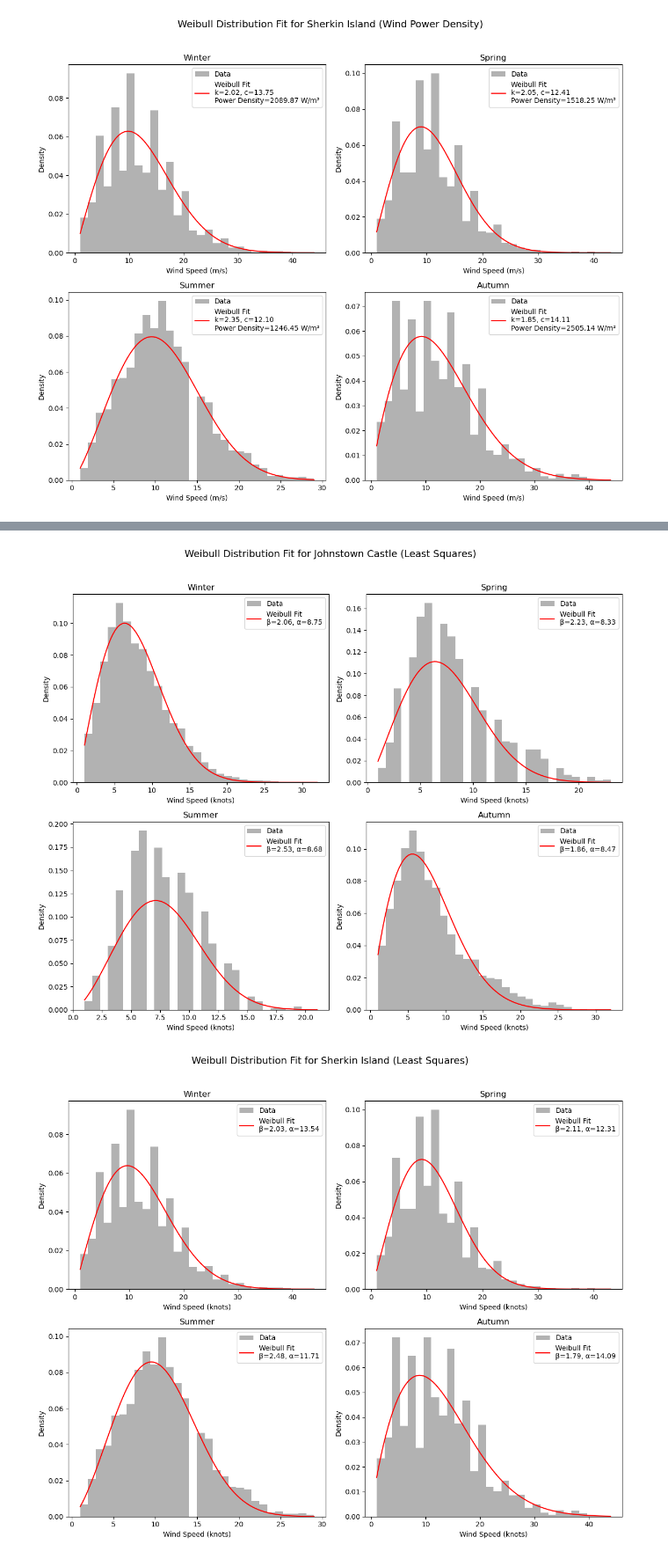
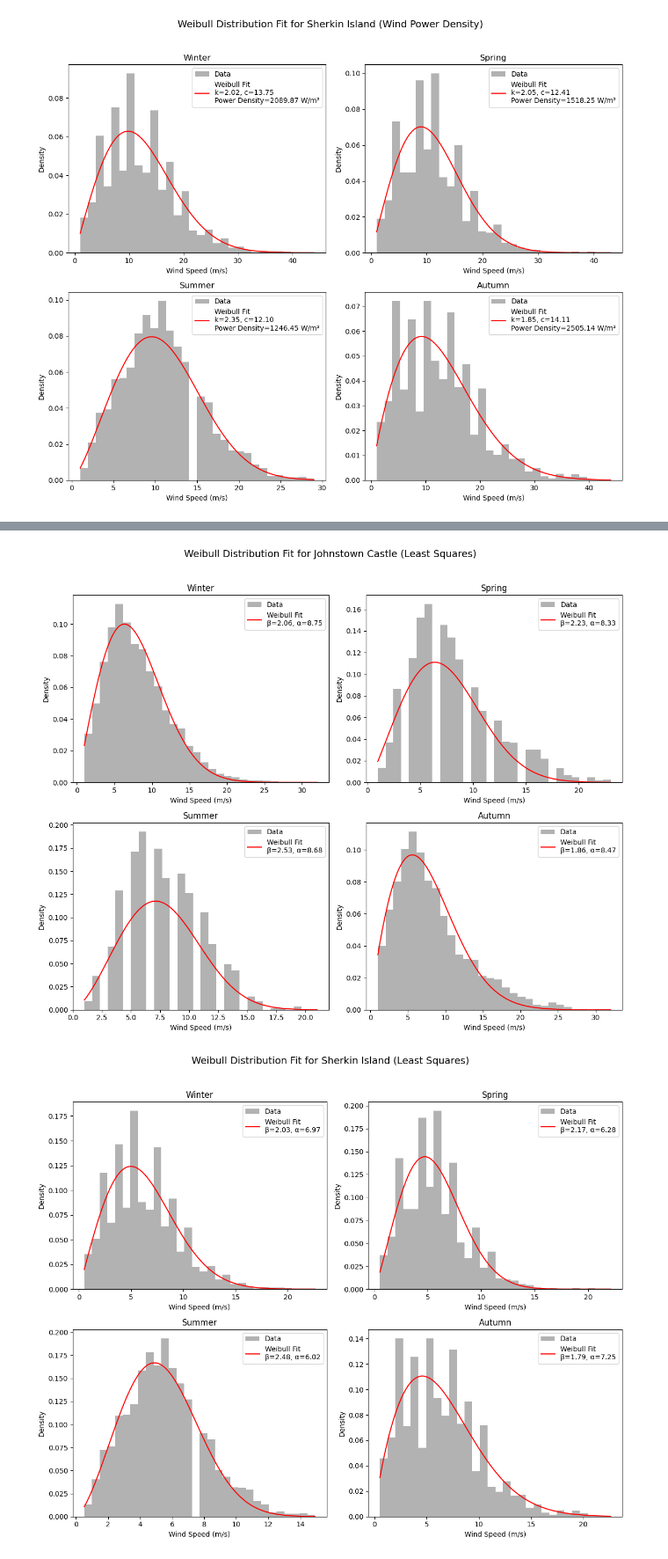
Before and after one commit to emiledelmas/data_analytics_windturbine_weibull, a Jupyter notebook: plot_data.ipynb, the cells around one changed output, grey strips where cells are left out. Shown at 88% size. Saved outputs shown, nothing was run; the diff lists cells and outputs as text; code cells hidden in the pictures.

```diff
--- a/plot_data.ipynb
+++ b/plot_data.ipynb
@@ -136,6 +136,10 @@ plt.show()
 [figure]
 # %%
 #fit weibull distribution to each station's data  (without taking seasons into account) using maximum of likelihood method
+df_2024['wdsp'] = pd.to_numeric(df_2024['wdsp'], errors='coerce')
+df_2024['wdsp'] = df_2024['wdsp'] * 0.5144 #knots into m/s
+
+
 for station_name, df_2024 in whole_data.items():
     # Fit Weibull distribution
     shape, loc, scale = weibull_min.fit(df_2024['wdsp'].dropna(), floc = 0)  #drop na values, ml method
@@ -150,7 +154,7 @@ for station_name, df_2024 in whole_data.items():
     plt.hist(df_2024['wdsp'], bins=30, density=True, alpha=0.6, label='Data')
     plt.plot(x, pdf, label='Weibull Fit')
     plt.title(f'Wind Speed Histogram for {station_name}')
-    plt.xlabel('Wind Speed')
+    plt.xlabel('Wind Speed (m/s)')
     plt.ylabel('Density')
     plt.legend()
 
@@ -222,7 +226,7 @@ for station_name, df_2024 in whole_data.items():
             plt.plot(x, pdf, label=f'Weibull Fit\nβ={shape:.2f}, α={scale:.2f}', color='red')
 
         plt.title(f"{season_name}", fontsize=12)
-        plt.xlabel("Wind Speed (knots)")
+        plt.xlabel("Wind Speed (m/s)")
         plt.ylabel("Density")
         plt.legend(fontsize=10)
 
@@ -374,7 +378,7 @@ for station_name, df_2024 in whole_data.items():
             plt.plot(x, pdf, label=f'Weibull Fit\nβ={shape:.2f}, α={scale:.2f}', color='red')
 
         plt.title(f"{season_name}", fontsize=12)
-        plt.xlabel("Wind Speed (knots)")
+        plt.xlabel("Wind Speed (m/s)")
         plt.ylabel("Density")
         plt.legend(fontsize=10)
 
@@ -385,7 +389,7 @@ for station_name, df_2024 in whole_data.items():
 [figure]
 [figure]
 [figure]
-[figure, old version]
+[figure, new version]
 # %%
 AIR_DENSITY = 1.225  # kg/m^3 (standard air density at sea level)
 
```
Also changed, not shown: parts of 5 cells of this notebook.
